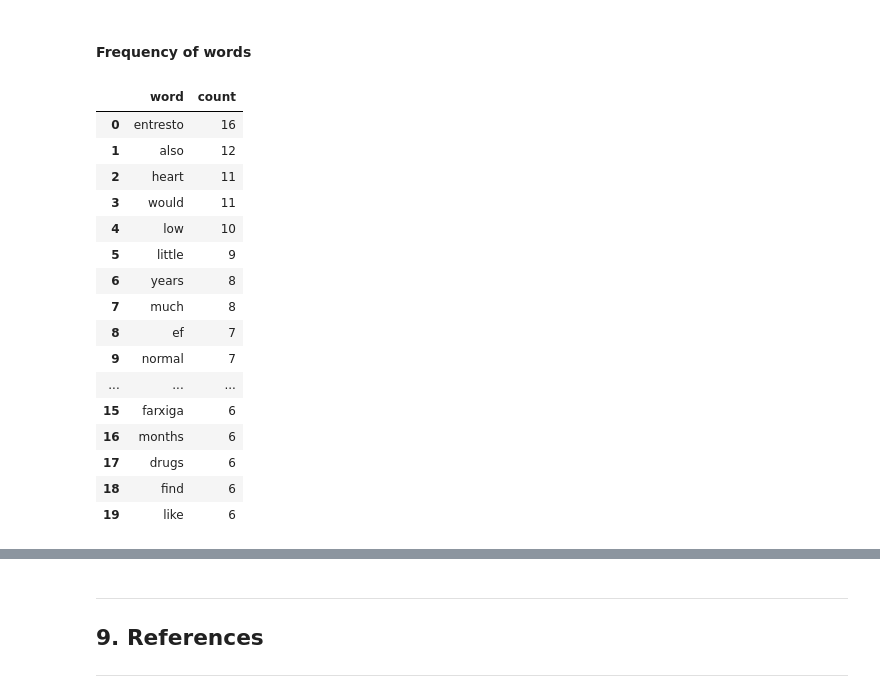
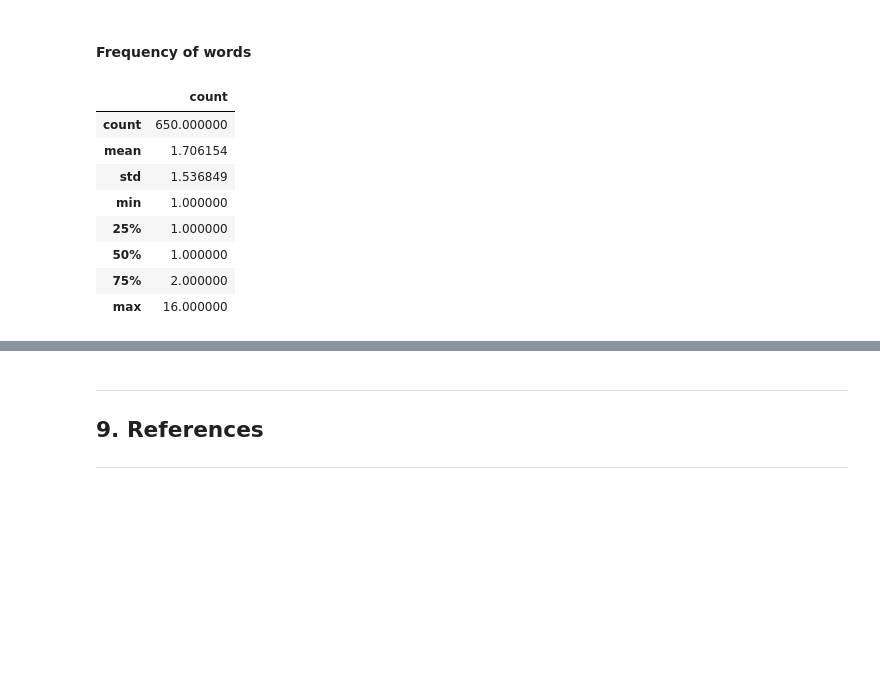
Before and after one commit to DanielEduardoLopez/SentimentAnalysisEntresto, a Jupyter notebook: notebooks/SentimentAnalysisEntresto.ipynb, the cells around one changed output, grey strips where cells are left out. Saved outputs shown, nothing was run; the diff lists cells and outputs as text; code cells hidden in the pictures; blank space fills up the shorter version.

Commit message:
Modified structure of data understanding section

```diff
--- a/notebooks/SentimentAnalysisEntresto.ipynb
+++ b/notebooks/SentimentAnalysisEntresto.ipynb
@@ -276,25 +289,17 @@ len(set(raw_words_flatten))
 # %% [markdown]
 #### **Frequency of words**
 # %%
-top_20_raw_words = (pd.DataFrame(raw_words_flatten, columns=['word'])
+raw_words_frequency = (pd.DataFrame(raw_words_flatten, columns=['word'])
                         .assign(count = 1).groupby('word')[['count']].sum()
-                        .sort_values('count', ascending=False).reset_index().head(20))
-top_20_raw_words
+                        .sort_values('count', ascending=False).reset_index())
+raw_words_frequency.describe()
 # %% [output]
-|  | word | count |
-| 0 | entresto | 16 |
-| 1 | also | 12 |
-| 2 | heart | 11 |
-| 3 | would | 11 |
-| 4 | low | 10 |
-| 5 | little | 9 |
-| 6 | years | 8 |
-| 7 | much | 8 |
-| 8 | ef | 7 |
-| 9 | normal | 7 |
-| ... | ... | ... |
-| 15 | farxiga | 6 |
-| 16 | months | 6 |
-| 17 | drugs | 6 |
-| 18 | find | 6 |
-| 19 | like | 6 |
+|  | count |
+| count | 650.000000 |
+| mean | 1.706154 |
+| std | 1.536849 |
+| min | 1.000000 |
+| 25% | 1.000000 |
+| 50% | 1.000000 |
+| 75% | 2.000000 |
+| max | 16.000000 |
```
Also changed, not shown: parts of 10 cells of this notebook.
